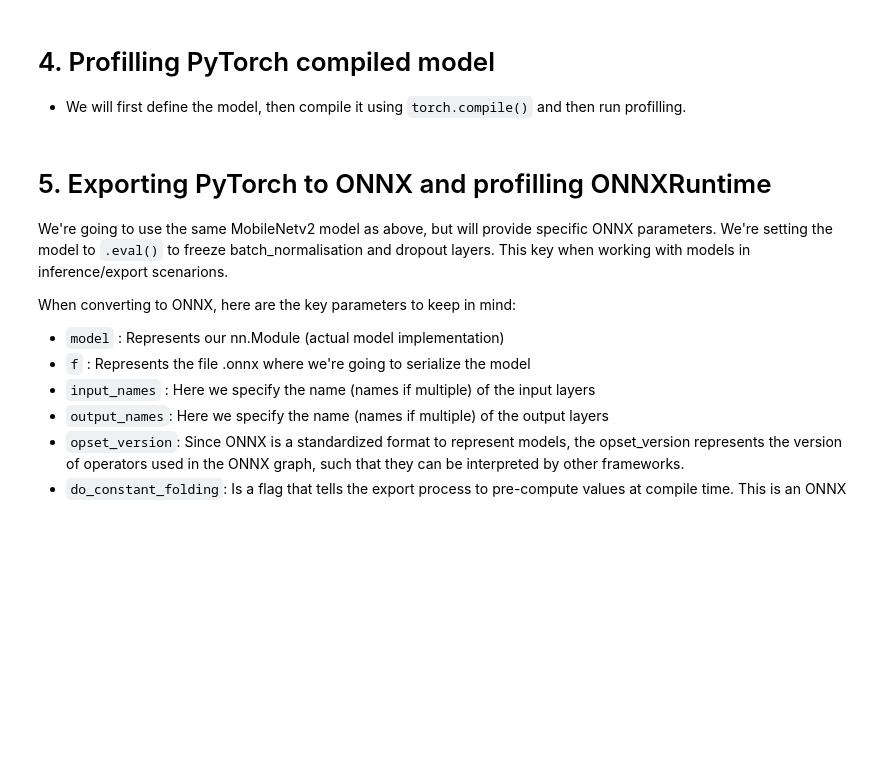
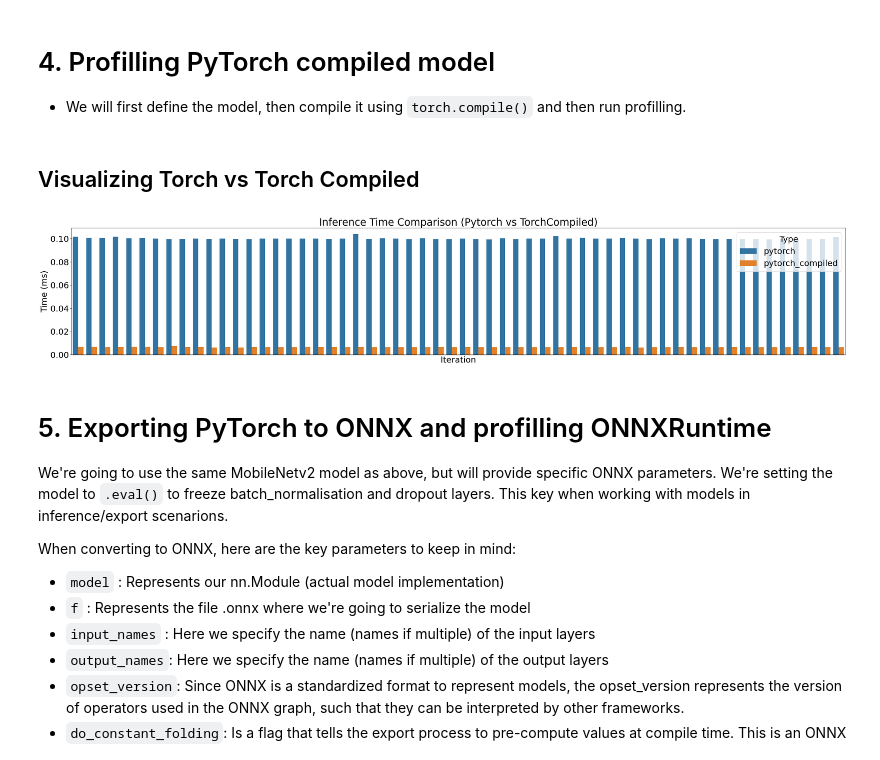
Before and after one commit to neural-bits/production-hub, a Jupyter notebook: 001-inference_engines/core.ipynb, the cells around one changed output. Drawn from its saved outputs; the diff is of its cells as text; code cells hidden in the pictures; blank space fills up the shorter version.

```diff
--- a/001-inference_engines/core.ipynb
+++ b/001-inference_engines/core.ipynb
@@ -220,6 +220,8 @@ with torch.no_grad():
 # %%
 import torch
 import time
+import torch._dynamo
+torch._dynamo.config.suppress_errors = True
 
 num_runs = 100
 timings.update({"pytorch_compiled": []})
@@ -227,22 +229,59 @@ timings.update({"pytorch_compiled": []})
 model = MobileNetV2(n_class=2, input_size=224, width_mult=1.0)
 model = model.eval()
 
-# Compile the model using TorchInductor primitives
-torch.compile(model=model, backend="inductor")
-
-inp_tensor_shape = (1, 3, 224, 224)
+# Compile the model
 device = torch.device("cuda" if torch.cuda.is_available() else "cpu")
 model = model.to(device)
+model_opt = torch.compile(model=model, mode="reduce-overhead", fullgraph=True)
+inp_tensor_shape = (1, 3, 224, 224)
+
+# Warmup
+with torch.no_grad():
+    for _ in range(10):
+        inp = torch.randn(*inp_tensor_shape).cuda()
+        model_opt(inp)
 
 
 # Raw Pytorch Inference Time
 with torch.no_grad():
     for _ in range(num_runs):
-        inp = torch.randn(*inp_tensor_shape).to(device)
+        inp = torch.randn(*inp_tensor_shape).cuda()
         st = time.time_ns()
-        model(inp)
+        model_opt(inp)
         en = time.time_ns()
         timings["pytorch_compiled"].append(en - st)
+# %% [markdown]
+## Visualizing Torch vs Torch Compiled
+# %%
+# Plot timings
+import pandas as pd
+import seaborn as sns
+import matplotlib.pyplot as plt
+plt.rcParams.update({'font.size': 22})
+plt.rcParams.update({'figure.autolayout': True})
+
+slicing_window = (1, 60)
+
+
+torch_timings = timings["pytorch"][slicing_window[0]:slicing_window[1]]
+torch_compiled_timings = timings["pytorch_compiled"][slicing_window[0]:slicing_window[1]]
+pt_ptcmp_timings = {
+    "pytorch": torch_timings,
+    "pytorch_compiled": torch_compiled_timings,
+}
+timings_df = pd.DataFrame(dict([(k, pd.Series(v)) for k, v in pt_ptcmp_timings.items()]))
+timings_df["Iteration"] = timings_df.index
+timings_df = timings_df.apply(lambda x: x / 10e6 if x.name != "Iteration" else x)
+
+timings_df = timings_df.melt(id_vars="Iteration", var_name="Type", value_name="Time (ms)")
+
+plt.figure(figsize=(30, 6))
+sns.barplot(x="Iteration", y="Time (ms)", hue="Type", data=timings_df)
+plt.title("Inference Time Comparison (Pytorch vs TorchCompiled)")
+plt.xticks([])
+plt.show()
+# %% [output]
+[figure, added]
 # %% [markdown]
 # 5. Exporting PyTorch to ONNX and profilling ONNXRuntime
 We're going to use the same MobileNetv2 model as above, but will provide specific ONNX parameters.
```
Also changed, not shown: parts of 8 cells of this notebook, 7 other files.
